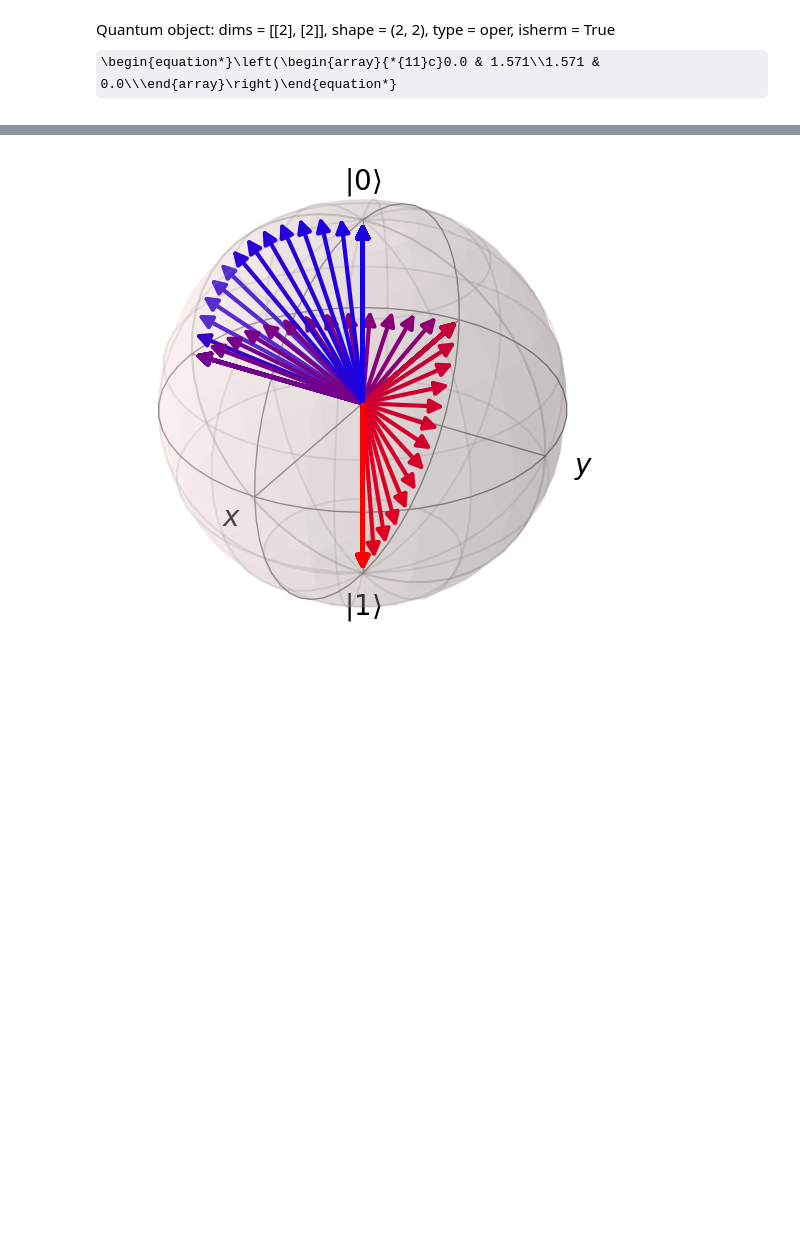
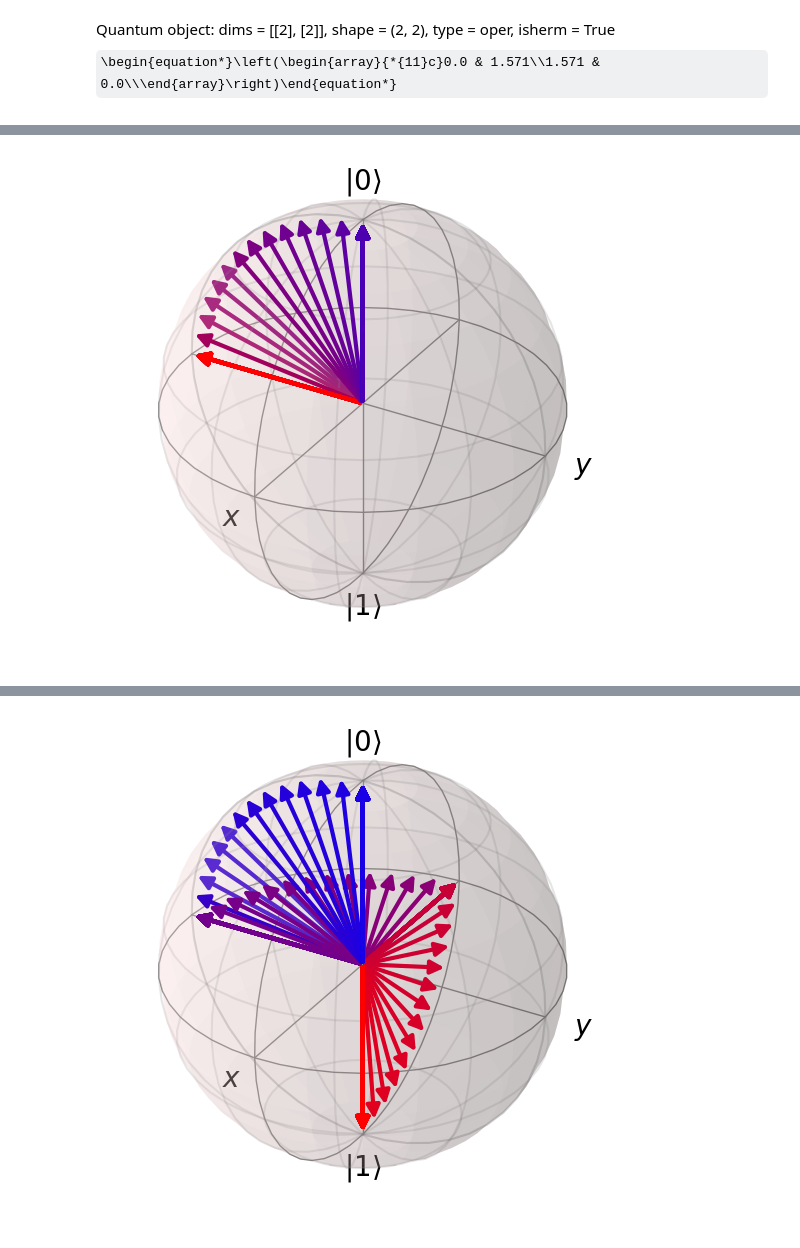
Before and after one commit to hodgestar/qutip-asqsqis-2022, a Jupyter notebook: _sources/capstone/04-neutral-atom-simulator-exploration.ipynb, the cells around one changed output, grey strips where cells are left out. Saved outputs shown, nothing was run; the diff lists cells and outputs as text; code cells hidden in the pictures; some formulas as TeX source; blank space fills up the shorter version.

```diff
--- a/_sources/capstone/04-neutral-atom-simulator-exploration.ipynb
+++ b/_sources/capstone/04-neutral-atom-simulator-exploration.ipynb
@@ -79,0 +149,7 @@ Quantum object: dims = [[2], [2]], shape = (2, 2), type = oper, isherm = True\be
+# %%
+bl = qutip.Bloch()
+bl.vector_color = [(r, 0, 1-r) for r in np.linspace(0., 1., len(result.states))]
+bl.add_states(result.states)
+bl.show()
+# %% [output]
+[figure, added]
```
Also changed, not shown: parts of 13 cells of this notebook, 46 other files.
